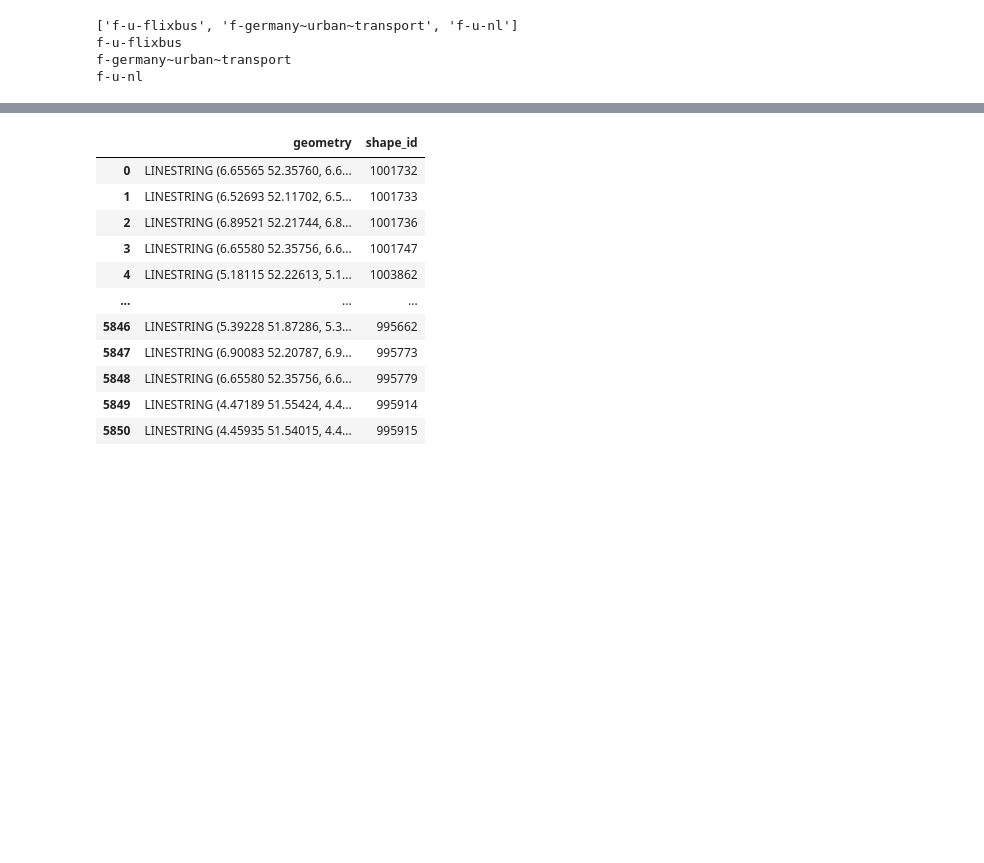
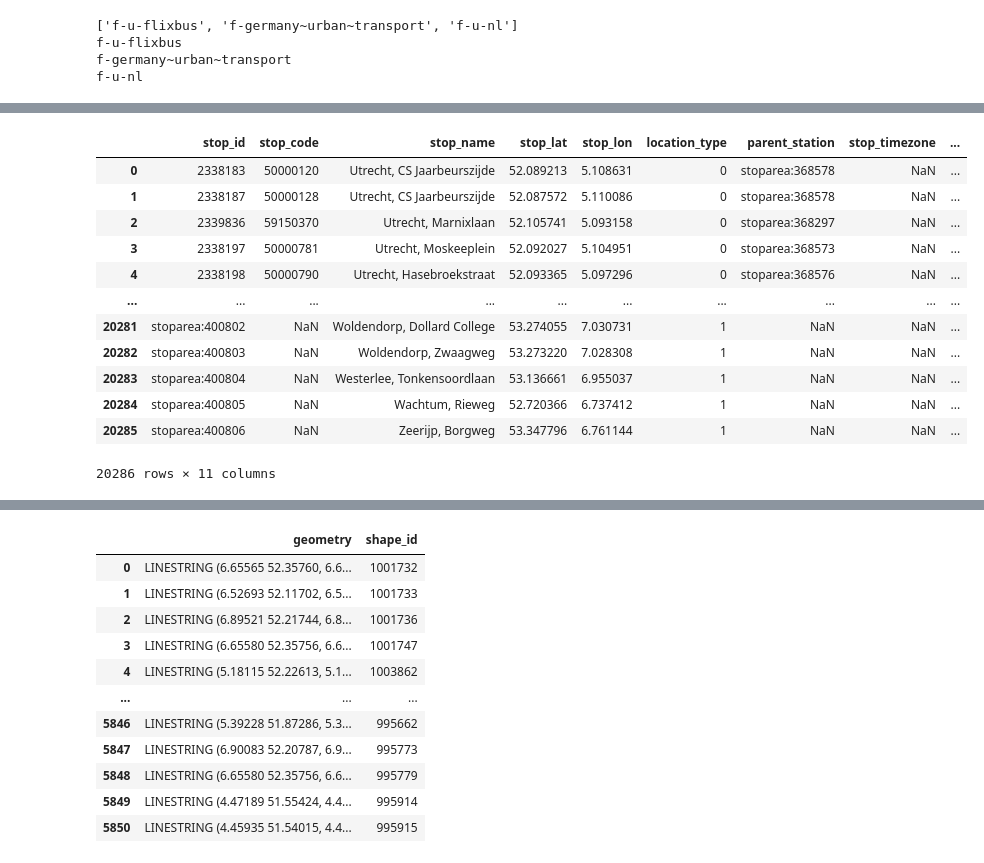
Before and after one commit to idegeus/UrbanTransportTimes, a Jupyter notebook: 2-notebooks/0.2-transitland-fetch.ipynb, the cells around one changed output, grey strips where cells are left out. Cells and saved outputs as stored; diff of their text form; code cells hidden in the pictures; blank space fills up the shorter version.

```diff
--- a/2-notebooks/0.2-transitland-fetch.ipynb
+++ b/2-notebooks/0.2-transitland-fetch.ipynb
@@ -53,3 +53,17 @@ for feed_id in feed_ids:
 f-u-flixbus
 f-germany~urban~transport
 f-u-nl
+# %%
+#Import the gtfs-kit module
+import os
+import gtfs_kit as gk
+
+#Declare the directory path for the GTFS zip file
+# path = os.path.join(gtfs_out)
+path = os.path.join('../1-data/2-gtfs/out/2167-20230822-20230822-f-u-nl.gtfs.zip')
+
+#Read the feed with gtfs-kit
+feed = (gk.read_feed(path, dist_units='km'))
+
+#Search for errors and warnings in the feed
+feed.validate()
@@ -56,2 +82,18 @@ f-u-nl
+# %%
+feed.stops
+# %% [output]
+|  | stop_id | stop_code | stop_name | stop_lat | stop_lon | location_type | parent_station | stop_timezone | ... |
+| 0 | 2338183 | 50000120 | Utrecht, CS Jaarbeurszijde | 52.089213 | 5.108631 | 0 | stoparea:368578 | NaN | ... |
+| 1 | 2338187 | 50000128 | Utrecht, CS Jaarbeurszijde | 52.087572 | 5.110086 | 0 | stoparea:368578 | NaN | ... |
+| 2 | 2339836 | 59150370 | Utrecht, Marnixlaan | 52.105741 | 5.093158 | 0 | stoparea:368297 | NaN | ... |
+| 3 | 2338197 | 50000781 | Utrecht, Moskeeplein | 52.092027 | 5.104951 | 0 | stoparea:368573 | NaN | ... |
+| 4 | 2338198 | 50000790 | Utrecht, Hasebroekstraat | 52.093365 | 5.097296 | 0 | stoparea:368576 | NaN | ... |
+| ... | ... | ... | ... | ... | ... | ... | ... | ... | ... |
+| 20281 | stoparea:400802 | NaN | Woldendorp, Dollard College | 53.274055 | 7.030731 | 1 | NaN | NaN | ... |
+| 20282 | stoparea:400803 | NaN | Woldendorp, Zwaagweg | 53.273220 | 7.028308 | 1 | NaN | NaN | ... |
+| 20283 | stoparea:400804 | NaN | Westerlee, Tonkensoordlaan | 53.136661 | 6.955037 | 1 | NaN | NaN | ... |
+| 20284 | stoparea:400805 | NaN | Wachtum, Rieweg | 52.720366 | 6.737412 | 1 | NaN | NaN | ... |
+| 20285 | stoparea:400806 | NaN | Zeerijp, Borgweg | 53.347796 | 6.761144 | 1 | NaN | NaN | ... |
+20286 rows × 11 columns
 # %%
 #Import the gtfs-kit module
```
Also changed, not shown: parts of 5 cells of this notebook, 7 other files.
